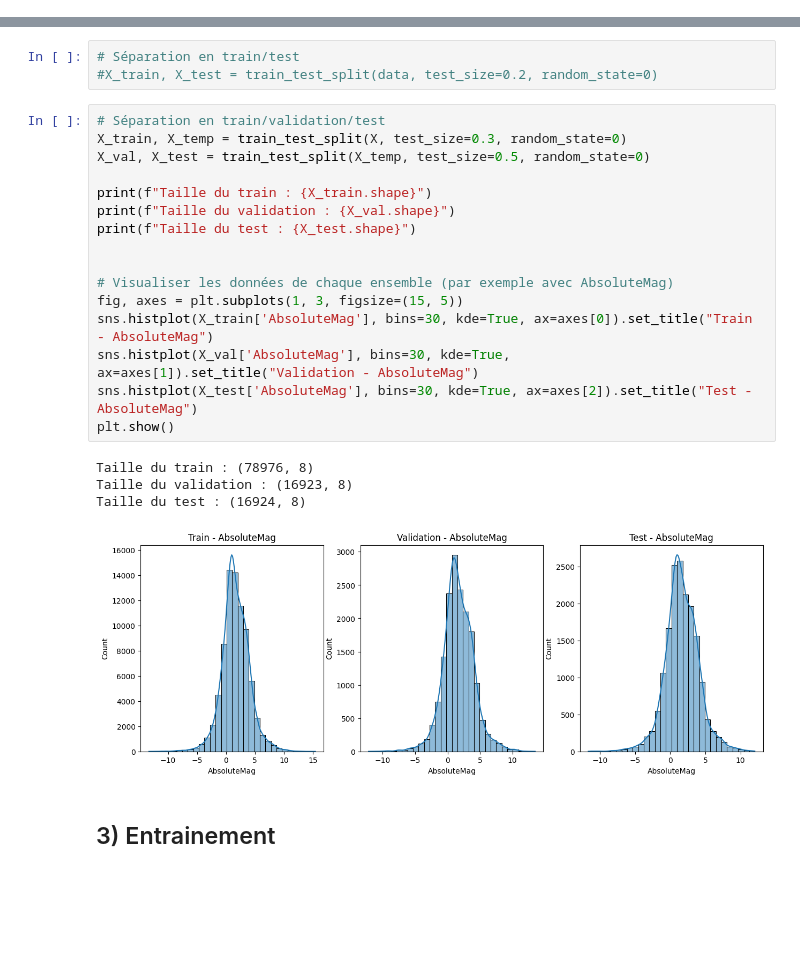
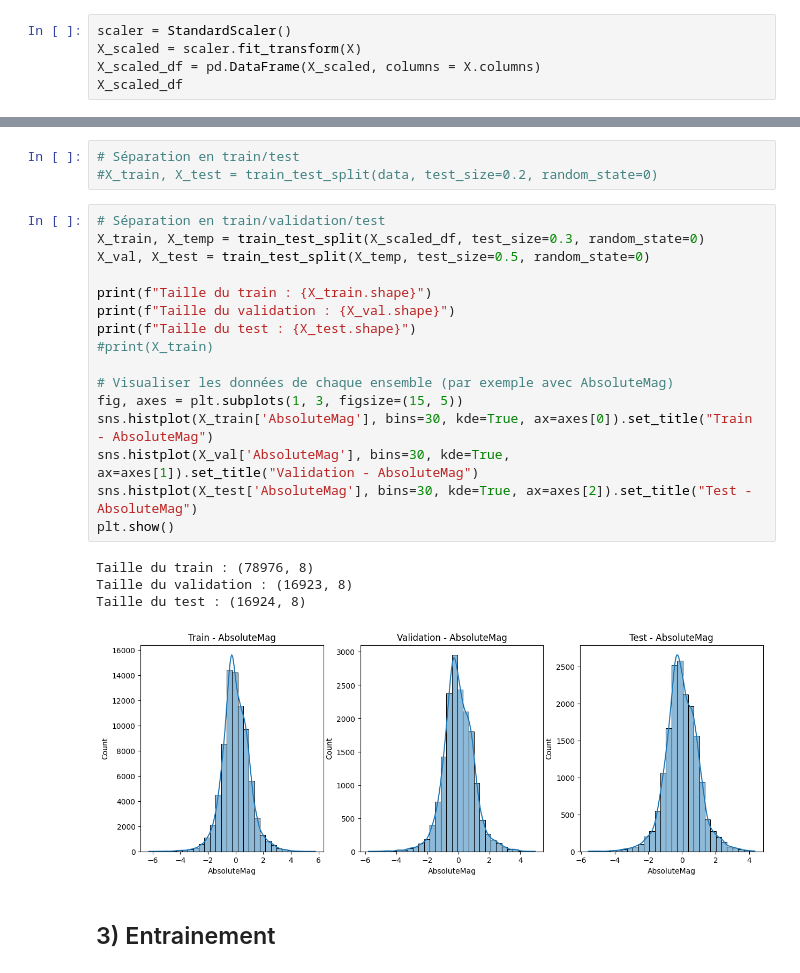
Before and after one commit to Moni003/Diagramme_HR_MML, a Jupyter notebook: diagHR_1.ipynb, the cells around one changed output, grey strips where cells are left out. Cells and saved outputs as stored; diff of their text form; blank space fills up the shorter version.

```diff
--- a/diagHR_1.ipynb
+++ b/diagHR_1.ipynb
@@ -254,3 +255,8 @@ SpType_encoded  0.015183      0.12080    -0.806002        1.000000
 [figure]
 # %% [markdown]
 ### 2.6 - Normalisation des variables d'entrainement
+# %%
+scaler = StandardScaler()
+X_scaled = scaler.fit_transform(X)
+X_scaled_df = pd.DataFrame(X_scaled, columns = X.columns)
+X_scaled_df
@@ -263,25 +283,25 @@ SpType_encoded  0.015183      0.12080    -0.806002        1.000000
 #X_train, X_test = train_test_split(data, test_size=0.2, random_state=0)
 # %%
 # Séparation en train/validation/test
-X_train, X_temp = train_test_split(X, test_size=0.3, random_state=0)
+X_train, X_temp = train_test_split(X_scaled_df, test_size=0.3, random_state=0)
 X_val, X_test = train_test_split(X_temp, test_size=0.5, random_state=0)
 
 print(f"Taille du train : {X_train.shape}")
 print(f"Taille du validation : {X_val.shape}")
 print(f"Taille du test : {X_test.shape}")
-
+#print(X_train)
 
 # Visualiser les données de chaque ensemble (par exemple avec AbsoluteMag)
 fig, axes = plt.subplots(1, 3, figsize=(15, 5))
 sns.histplot(X_train['AbsoluteMag'], bins=30, kde=True, ax=axes[0]).set_title("Train - AbsoluteMag")
 sns.histplot(X_val['AbsoluteMag'], bins=30, kde=True, ax=axes[1]).set_title("Validation - AbsoluteMag")
 sns.histplot(X_test['AbsoluteMag'], bins=30, kde=True, ax=axes[2]).set_title("Test - AbsoluteMag")
 plt.show()
 # %% [output]
 Taille du train : (78976, 8)
 Taille du validation : (16923, 8)
 Taille du test : (16924, 8)
-[figure, old version]
+[figure, new version]
 # %% [markdown]
 ## 3) Entrainement
 # %% [markdown]
```
Also changed, not shown: parts of 7 cells of this notebook.
